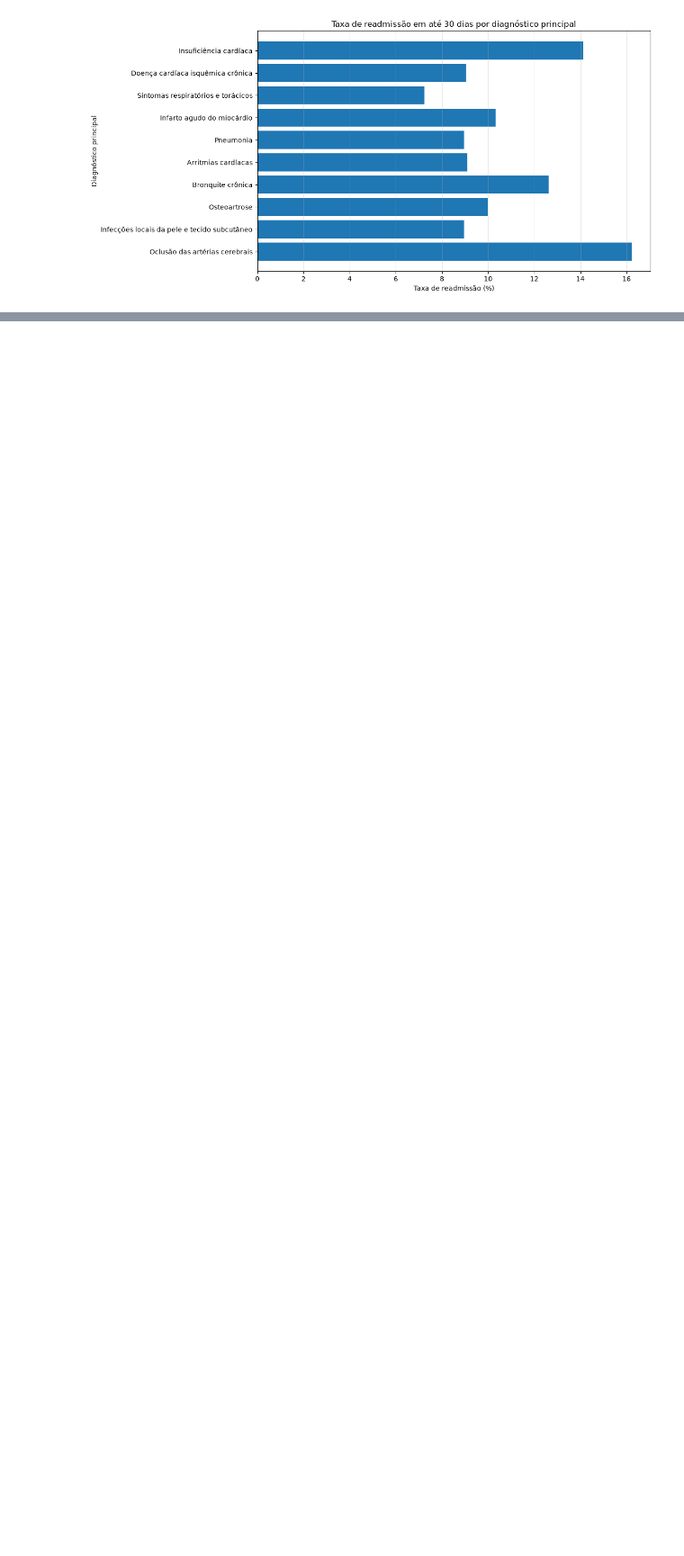
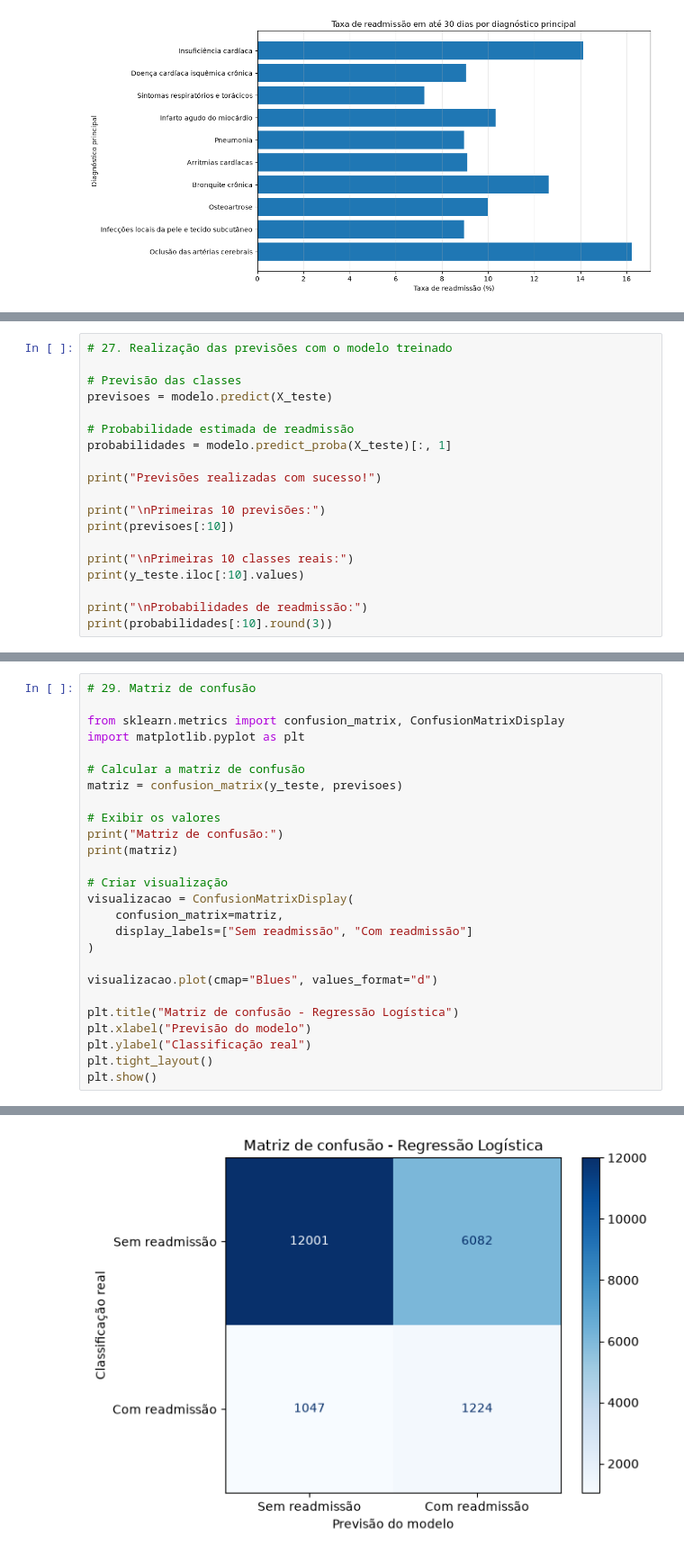
Before and after one commit to HelenLauren/Data-analytics, a Jupyter notebook: notebooks/RA3_Analysis_MachineLearning.ipynb, the cells around one changed output, grey strips where cells are left out. Shown at 90% size. Saved outputs shown, nothing was run; the diff lists cells and outputs as text; blank space fills up the shorter version.

```diff
--- a/notebooks/RA3_Analysis_MachineLearning.ipynb
+++ b/notebooks/RA3_Analysis_MachineLearning.ipynb
@@ -635,0 +767,19 @@ plt.show()
+# %%
+# 27. Realização das previsões com o modelo treinado
+
+# Previsão das classes
+previsoes = modelo.predict(X_teste)
+
+# Probabilidade estimada de readmissão
+probabilidades = modelo.predict_proba(X_teste)[:, 1]
+
+print("Previsões realizadas com sucesso!")
+
+print("\nPrimeiras 10 previsões:")
+print(previsoes[:10])
+
+print("\nPrimeiras 10 classes reais:")
+print(y_teste.iloc[:10].values)
+
+print("\nProbabilidades de readmissão:")
+print(probabilidades[:10].round(3))
@@ -635,0 +848,27 @@ plt.show()
+# %%
+# 29. Matriz de confusão
+
+from sklearn.metrics import confusion_matrix, ConfusionMatrixDisplay
+import matplotlib.pyplot as plt
+
+# Calcular a matriz de confusão
+matriz = confusion_matrix(y_teste, previsoes)
+
+# Exibir os valores
+print("Matriz de confusão:")
+print(matriz)
+
+# Criar visualização
+visualizacao = ConfusionMatrixDisplay(
+    confusion_matrix=matriz,
+    display_labels=["Sem readmissão", "Com readmissão"]
+)
+
+visualizacao.plot(cmap="Blues", values_format="d")
+
+plt.title("Matriz de confusão - Regressão Logística")
+plt.xlabel("Previsão do modelo")
+plt.ylabel("Classificação real")
+plt.tight_layout()
+plt.show()
+# %% [output]
@@ -635,0 +878 @@ plt.show()
+[figure, added]
```
Also changed, not shown: parts of 19 cells of this notebook.
